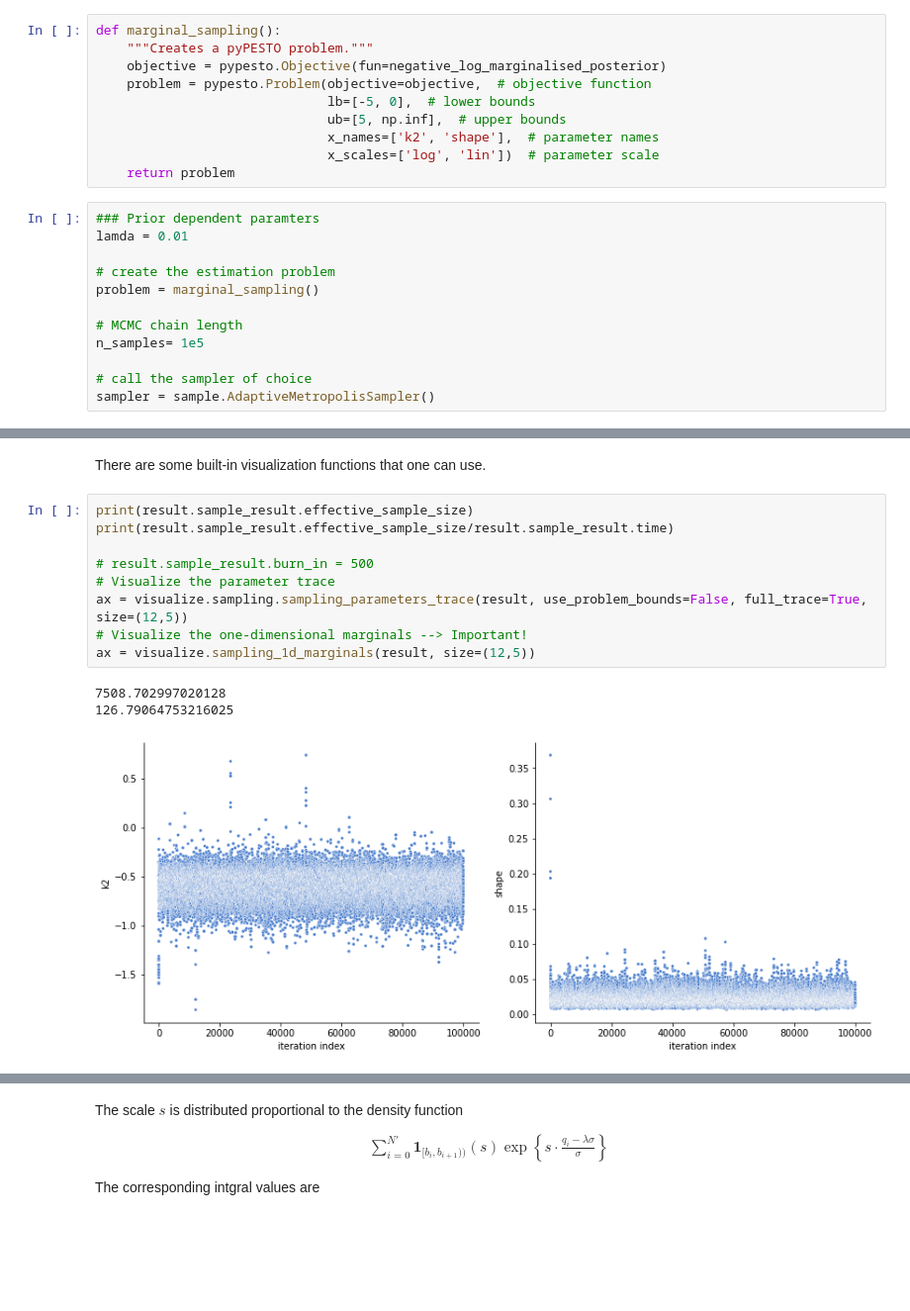
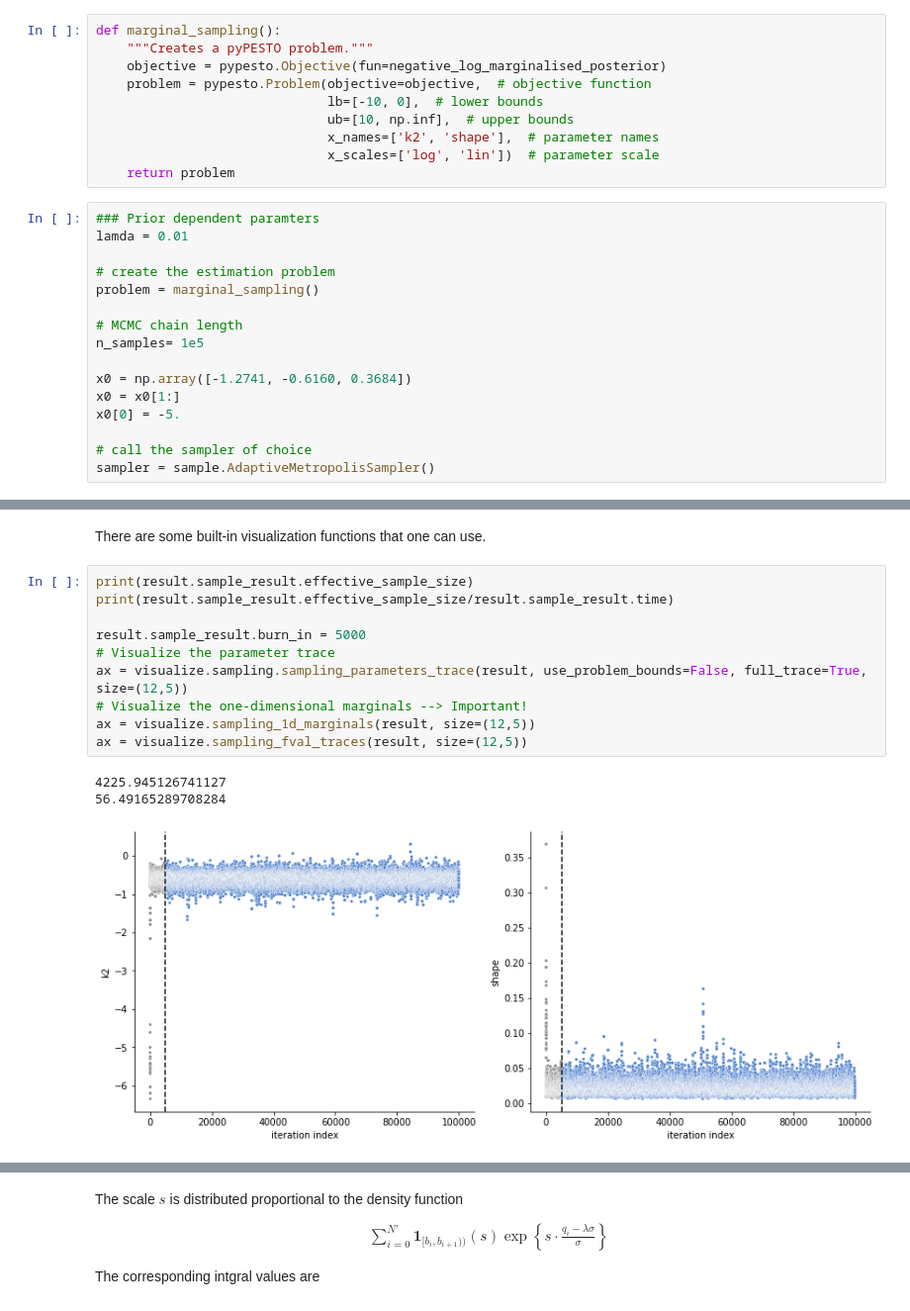
Before and after one commit to feddersmichael/Bachelor-Thesis-Marginal-Sampling, a Jupyter notebook: Sampling/Laplacian_noise/Conversion_Reaction_model/Laplacian_noise-Conversion_Reaction-scaling_Marginalised-onlyk2.ipynb, the cells around one changed output, grey strips where cells are left out. Shown at 99% size. Drawn from its saved outputs; the diff is of its cells as text; blank space fills up the shorter version.

```diff
--- a/Sampling/Laplacian_noise/Conversion_Reaction_model/Laplacian_noise-Conversion_Reaction-scaling_Marginalised-onlyk2.ipynb
+++ b/Sampling/Laplacian_noise/Conversion_Reaction_model/Laplacian_noise-Conversion_Reaction-scaling_Marginalised-onlyk2.ipynb
@@ -214,8 +214,8 @@ def marginal_sampling():
     """Creates a pyPESTO problem."""
     objective = pypesto.Objective(fun=negative_log_marginalised_posterior)
     problem = pypesto.Problem(objective=objective,  # objective function
-                              lb=[-5, 0],  # lower bounds
-                              ub=[5, np.inf],  # upper bounds
+                              lb=[-10, 0],  # lower bounds
+                              ub=[10, np.inf],  # upper bounds
                               x_names=['k2', 'shape'],  # parameter names
                               x_scales=['log', 'lin'])  # parameter scale
     return problem
@@ -229,6 +229,10 @@ problem = marginal_sampling()
 # MCMC chain length
 n_samples= 1e5
 
+x0 = np.array([-1.2741, -0.6160, 0.3684])
+x0 = x0[1:]
+x0[0] = -5.
+
 # call the sampler of choice
 sampler = sample.AdaptiveMetropolisSampler()
 # %%
@@ -262,13 +266,14 @@ There are some built-in visualization functions that one can use.
 # %%
 print(result.sample_result.effective_sample_size)
 print(result.sample_result.effective_sample_size/result.sample_result.time)
 
-# result.sample_result.burn_in = 500
+result.sample_result.burn_in = 5000
 # Visualize the parameter trace
 ax = visualize.sampling.sampling_parameters_trace(result, use_problem_bounds=False, full_trace=True, size=(12,5))
 # Visualize the one-dimensional marginals --> Important!
 ax = visualize.sampling_1d_marginals(result, size=(12,5))
+ax = visualize.sampling_fval_traces(result, size=(12,5))
 # %% [output]
-7508.702997020128
-126.79064753216025
+4225.945126741127
+56.49165289708284
-[figure, old version]
+[figure, new version]
```
Also changed, not shown: parts of 5 cells of this notebook, 1 other file.
